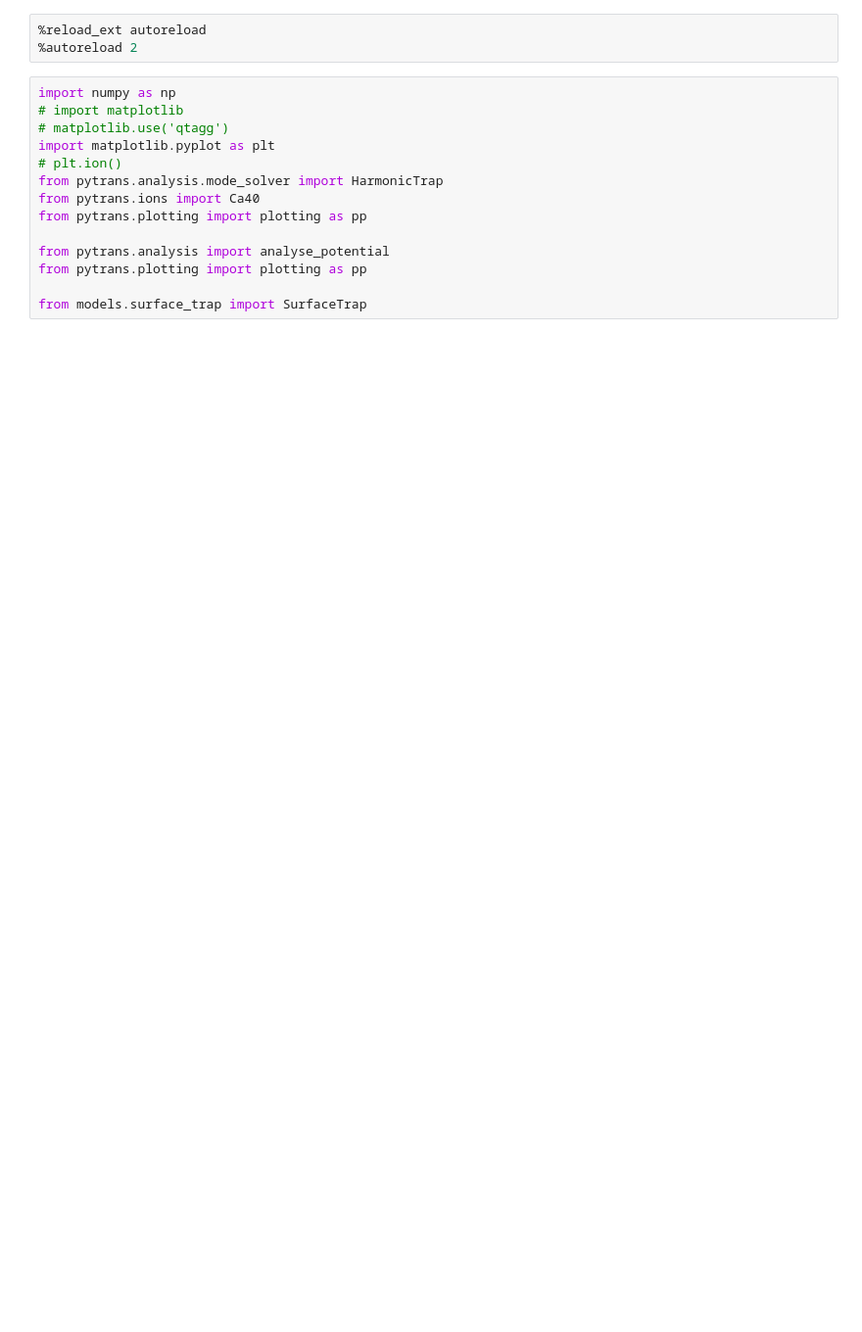
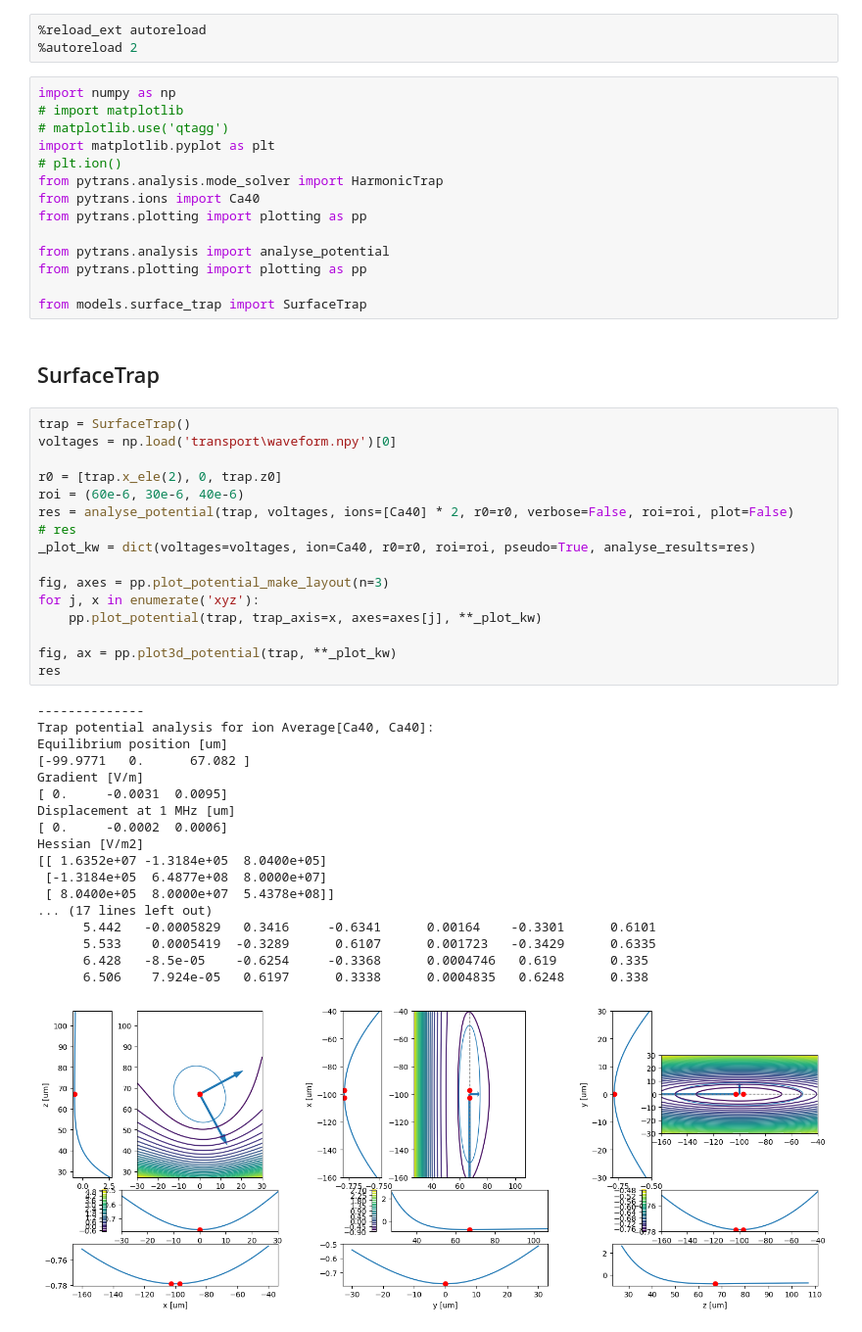
Before and after one commit to tiqi-group/pytrans-examples, a Jupyter notebook: examples/plotting3d.ipynb, the cells around one changed output. Shown at 98% size. Cells and saved outputs as stored; diff of their text form; blank space fills up the shorter version.

```diff
--- a/examples/plotting3d.ipynb
+++ b/examples/plotting3d.ipynb
@@ -15,3 +15,40 @@ from pytrans.analysis import analyse_potential
 from pytrans.plotting import plotting as pp
 
 from models.surface_trap import SurfaceTrap
+# %% [markdown]
+## SurfaceTrap
+# %%
+trap = SurfaceTrap()
+voltages = np.load('transport\waveform.npy')[0]
+
+r0 = [trap.x_ele(2), 0, trap.z0]
+roi = (60e-6, 30e-6, 40e-6)
+res = analyse_potential(trap, voltages, ions=[Ca40] * 2, r0=r0, verbose=False, roi=roi, plot=False)
+# res
+_plot_kw = dict(voltages=voltages, ion=Ca40, r0=r0, roi=roi, pseudo=True, analyse_results=res)
+
+fig, axes = pp.plot_potential_make_layout(n=3)
+for j, x in enumerate('xyz'):
+    pp.plot_potential(trap, trap_axis=x, axes=axes[j], **_plot_kw)
+
+fig, ax = pp.plot3d_potential(trap, **_plot_kw)
+res
+# %% [output]
+--------------
+Trap potential analysis for ion Average[Ca40, Ca40]:
+Equilibrium position [um]
+[-99.9771   0.      67.082 ]
+Gradient [V/m]
+[ 0.     -0.0031  0.0095]
+Displacement at 1 MHz [um]
+[ 0.     -0.0002  0.0006]
+Hessian [V/m2]
+[[ 1.6352e+07 -1.3184e+05  8.0400e+05]
+ [-1.3184e+05  6.4877e+08  8.0000e+07]
+ [ 8.0400e+05  8.0000e+07  5.4378e+08]]
+... (17 lines left out)
+      5.442   -0.0005829   0.3416     -0.6341      0.00164    -0.3301      0.6101
+      5.533    0.0005419  -0.3289      0.6107      0.001723   -0.3429      0.6335
+      6.428   -8.5e-05    -0.6254     -0.3368      0.0004746   0.619       0.335
+      6.506    7.924e-05   0.6197      0.3338      0.0004835   0.6248      0.338
+[figure, added]
```
Also changed, not shown: parts of 9 cells of this notebook, 1 other file.
